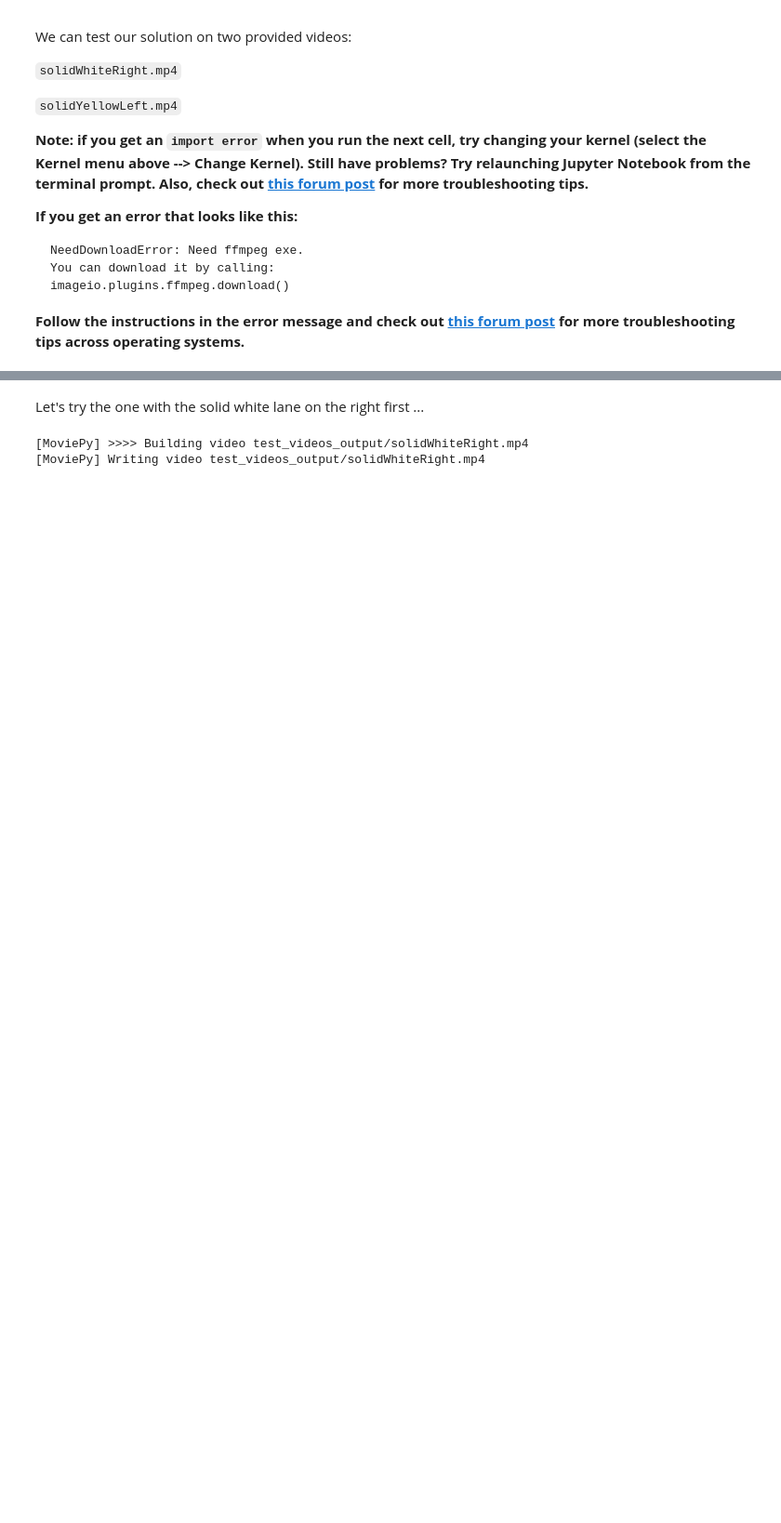
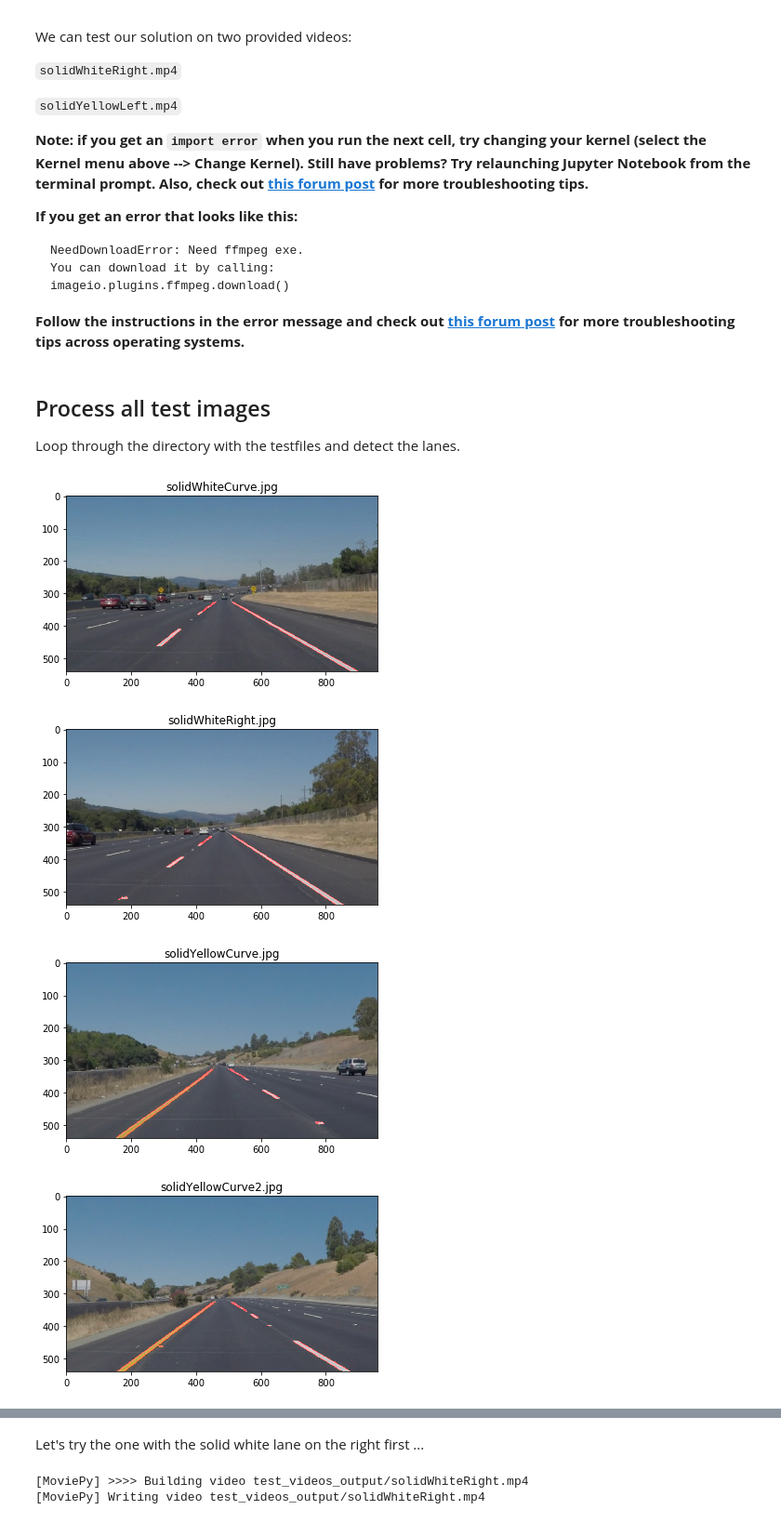
Before and after one commit to andrup/CarND-LaneLines-P1, a Jupyter notebook: P1.ipynb, the cells around one changed output, grey strips where cells are left out. Shown at 93% size. Saved outputs shown, nothing was run; the diff lists cells and outputs as text; code cells hidden in the pictures; blank space fills up the shorter version.

```diff
--- a/P1.ipynb
+++ b/P1.ipynb
@@ -344,10 +340,19 @@ def process_image(image):
 
     # Read in and grayscale the image
     #image = mpimg.imread('test_images/solidWhiteCurve.jpg')
-    grayimage = grayscale(image)
+
+   # Note: always make a copy rather than simply using "="
+
+    ysize = image.shape[0]
+    xsize = image.shape[1]
+
+    # Read in and grayscale the image
+
+    image_copy = np.copy(image)
+    grayimage = grayscale(image_copy)
 
     # Define a kernel size and apply Gaussian smoothing
-    kernel_size = 5
+    kernel_size = 3
     gaussian_gray = gaussian_blur(grayimage, kernel_size)
 
     # Define our parameters for Canny and apply
@@ -356,27 +361,43 @@ def process_image(image):
     edges_gaussian_gray = canny(gaussian_gray, low_threshold, high_threshold)
 
     # Focus on region of interest
-    vertices = np.array([[(0, ysize),(450, 290), (490, 290), (xsize,ysize)]], dtype=np.int32)
+    #vertices = np.array([[(0, ysize),(450, 290), (490, 290), (xsize,ysize)]], dtype=np.int32)
+    imshape = image.shape
+    vertices = np.array([[(0,imshape[0]),(imshape[1]*.45, imshape[0]/1.65), (imshape[1]*.55, imshape[0]/1.65), (imshape[1],imshape[0])]], dtype=np.int32)
     region_edges_gaussian_gray = region_of_interest(edges_gaussian_gray, vertices)
 
     # Define the Hough transform parameters
     # Make a blank the same size as our image to draw on
     rho = 1 # distance resolution in pixels of the Hough grid
-    theta = np.pi/180 # angular resolution in radians of the Hough grid
-    threshold = 1     # minimum number of votes (intersections in Hough grid cell)
-    min_line_len = 2 #minimum number of pixels making up a line
-    max_line_gap = 1  # maximum gap in pixels between connectable line segments
+    theta = np.pi/180  # angular resolution in radians of the Hough grid
+    threshold = 10     # minimum number of votes (intersections in Hough grid cell)
+    min_line_len = 10  # minimum number of pixels making up a line
+    max_line_gap = 10 # maximum gap in pixels between connectable line segments
     #line_image = np.copy(image)*0 # creating a blank to draw lines on
 
     # Run Hough on edge detected image
     # Output "lines" is an array containing endpoints of detected line segments
     lines = hough_lines(region_edges_gaussian_gray, rho, theta, threshold, min_line_len, max_line_gap)
 
-    #print (lines)
-    # get coordinates for lines
-    # left lane:  left to
-
-    # weighted_img(img, initial_img, α=0.8, β=1., λ=0.):
     hough_image = weighted_img(lines, image, α=0.8, β=1., λ=0.)
 
     return hough_image
+# %% [markdown]
+## Process all test images
+
+Loop through the directory with the testfiles and detect the lanes.
+# %%
+import os
+testfiles = os.listdir("test_images/")
+
+for pic in testfiles:
+    image = mpimg.imread('test_images/' + pic)
+    result = process_image(image)
+    plt.figure()
+    plt.title(pic)
+    plt.imshow(result)
+# %% [output]
+[figure, added]
+[figure, added]
+[figure, added]
+[figure, added]
```
Also changed, not shown: parts of 8 cells of this notebook.
